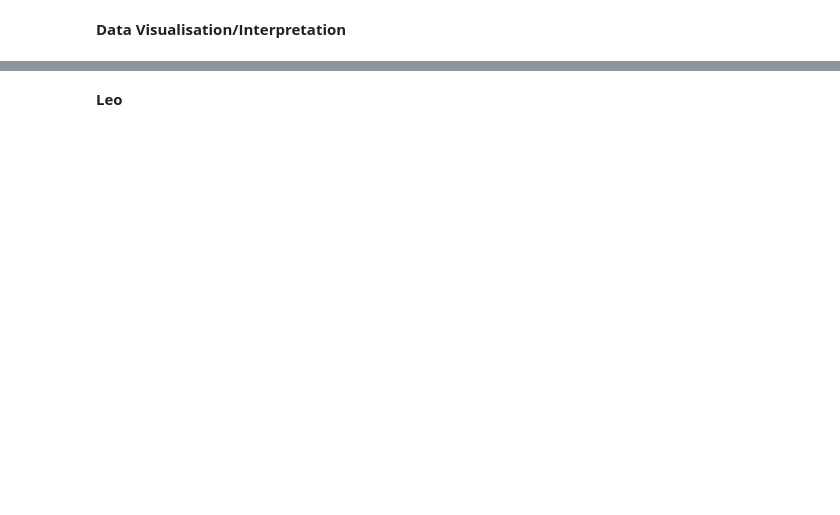
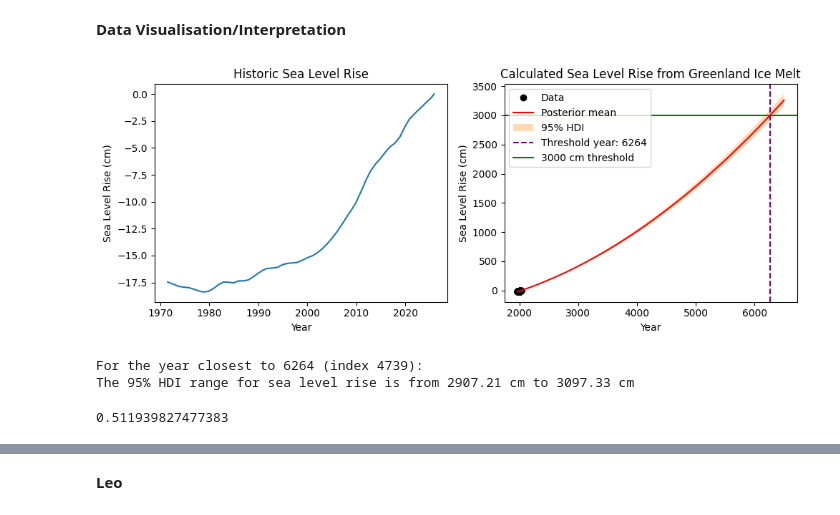
Before and after one commit to LeoFairley123/EMSC2010-WK8-Group-Assignment, a Jupyter notebook: EMSC2010_Group_Project_WK8.ipynb, the cells around one changed output, grey strips where cells are left out. Drawn from its saved outputs; the diff is of its cells as text; code cells hidden in the pictures; blank space fills up the shorter version.

```diff
--- a/EMSC2010_Group_Project_WK8.ipynb
+++ b/EMSC2010_Group_Project_WK8.ipynb
@@ -75,0 +148,16 @@ Greenland_df.head() # Display the first few rows of the created DataFrame to ver
+# %%
+# Predict across a range of x values
+x_range = np.linspace(1971, 6500, 5000) # Predict across a range of x values from the year 1971 to 6500
+new_data = pd.DataFrame({"x": x_range}) #dataframe with the new x-values
+model.predict(idata, data=new_data, kind='response') #predict the distribution of gravel size at each x-value
+
+# Make random draws from the posterior of the gravel size
+y_pps_draws = idata.posterior_predictive["y"].values
+
+# Reshape to (total_draws, x_points)
+y_pps_draws = y_pps_draws.reshape(-1, len(x_range))
+
+# Compute mean and HDI of the posterior predictive distribution# Compute posterior mean and HDI at each x point
+posterior_mean = y_pps_draws.mean(axis=0)
+hdi_mean = az.hdi(idata.posterior["mu"].values.reshape(-1, len(x_range)), hdi_prob=0.95)
+hdi_pps = az.hdi(y_pps_draws, hdi_prob=0.95)
@@ -79,0 +169,50 @@ Greenland_df.head() # Display the first few rows of the created DataFrame to ver
+# %%
+#Plot the collected data and also the calculated posterior
+fig, (ax1, ax2) = plt.subplots(1, 2, figsize=(10, 4)) #Create 2 subplots
+ax1.plot(year, sea_level_tot) #On the first subplot, plot just the sourced sea level data
+ax2.plot(year, sea_level_tot, 'ok', label="Data") #On the second subplot, plot the recorded sea level data
+ax2.plot(x_range, posterior_mean, 'r', label="Posterior mean") #Add the posterior mean calculated sea level o the second subplot
+plt.fill_between(
+    x_range,
+    hdi_pps[:, 0],
+    hdi_pps[:, 1],
+    alpha=0.3,
+    color="C1",
+    label="95% HDI",
+    edgecolor = None
+) #Shade the highest density interval of the posterior mean on the second subplot
+
+threshold_year = years_exceeding_3000[0] # Get the first year when sea level exceeds 3000cm
+
+ax2.axvline(threshold_year, linestyle="--", color='purple', label=f"Threshold year: {threshold_year:.0f}")
+ax2.axhline(3000, linestyle="-", color='green', label="3000 cm threshold") # Add a horizontal line for the 3000cm mark
+
+ax1.set_title('Historic Sea Level Rise')
+ax2.set_title('Calculated Sea Level Rise from Greenland Ice Melt')
+ax1.set_xlabel('Year') #label x-axis for ax1
+ax2.set_xlabel('Year') #label x-axis for ax2
+ax1.set_ylabel('Sea Level Rise (cm)') #label y-axis for ax1
+ax2.set_ylabel('Sea Level Rise (cm)') #label y-axis for ax2
+plt.legend() #Add a legend to the plot
+plt.tight_layout()
+plt.show() #Show the plot
+# %% [output]
+[figure, added]
+# %%
+#Find the HDI range at the threshold year
+index_6264 = np.argmin(np.abs(x_range - 6264))
+year_at_idx = x_range[idx_6264]
+hdi_at_6264 = hdi_pps[idx_6264]
+
+print(f"For the year closest to {year_at_idx:.0f} (index {idx_6264}):")
+print(f"The 95% HDI range for sea level rise is from {hdi_at_6264[0]:.2f} cm to {hdi_at_6264[1]:.2f} cm")
+# %% [output]
+For the year closest to 6264 (index 4739):
+The 95% HDI range for sea level rise is from 2907.21 cm to 3097.33 cm
+# %%
+#Calculate the percent of the HDI at the threhold year that is over the threshold
+c = 3097.33-2907.21
+p = 97.33/c
+print(p)
+# %% [output]
+0.511939827477383
```
Also changed, not shown: parts of 19 cells of this notebook.
